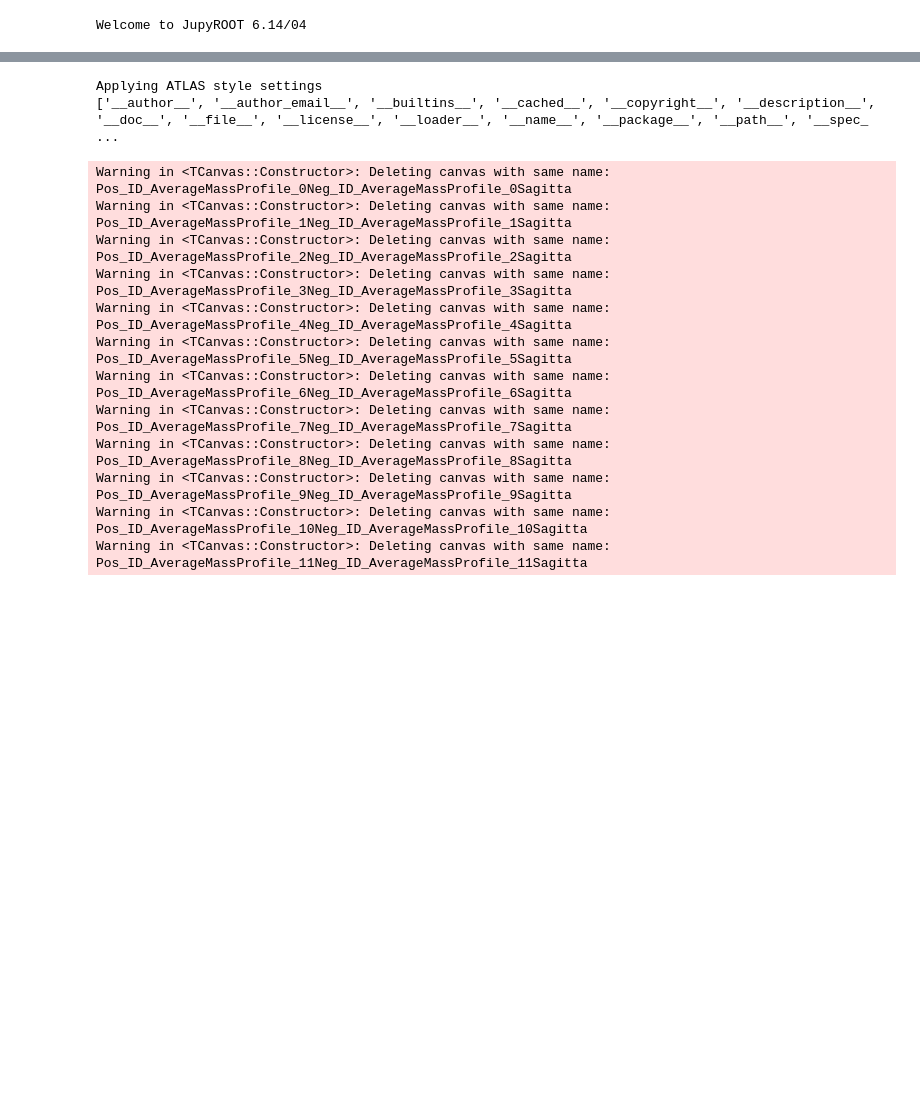
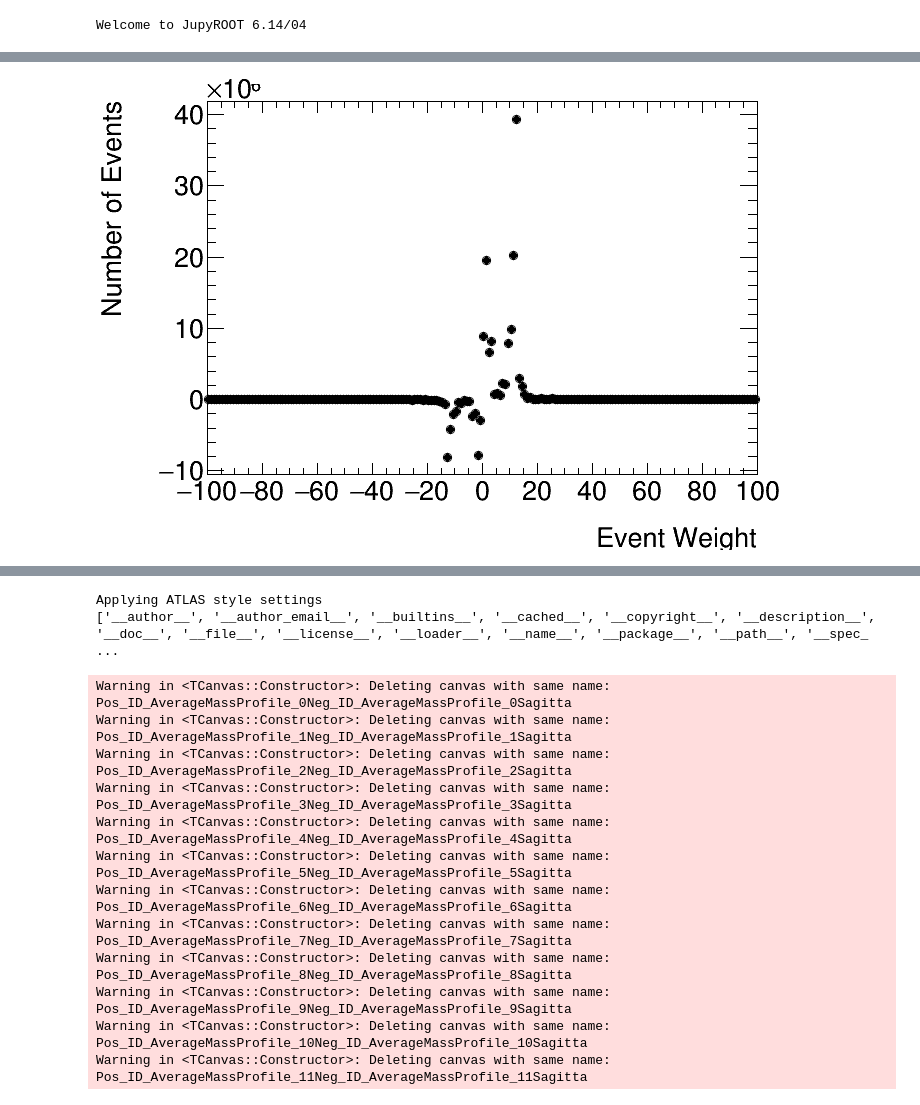
Before and after one commit to luadamek/PyMomentumValidation, a Jupyter notebook: TestPlotting.ipynb, the cells around one changed output, grey strips where cells are left out. Saved outputs shown, nothing was run; the diff lists cells and outputs as text; code cells hidden in the pictures; blank space fills up the shorter version.

```diff
--- a/TestPlotting.ipynb
+++ b/TestPlotting.ipynb
@@ -4,5 +4,8 @@ import atlasplots
 # %% [output]
 Welcome to JupyROOT 6.14/04
 # %%
-hm = HistogramManager("/project/def-psavard/ladamek/momentumvalidationoutput/test2_Nov3/Output.root")
+hm = HistogramManager("/project/def-psavard/ladamek/momentumvalidationoutput/Mar2_nocalib/Output.root")
+hm.list_histograms("Mass")
+hm.list_histograms("PT")
+hm.list_histograms("Weight")
 # %% [output]
@@ -10,0 +29,7 @@ Found these channels in the file ['Data', 'MC']
+# %%
+histograms = hm.get_histograms("WeightVariable_ID")
+canvas_sherpa = ROOT.TCanvas()
+histograms["MCSherpa"].Draw()
+canvas_sherpa.Draw()
+# %% [output]
+[figure, added]
```
Also changed, not shown: parts of 8 cells of this notebook, 7 other files.
